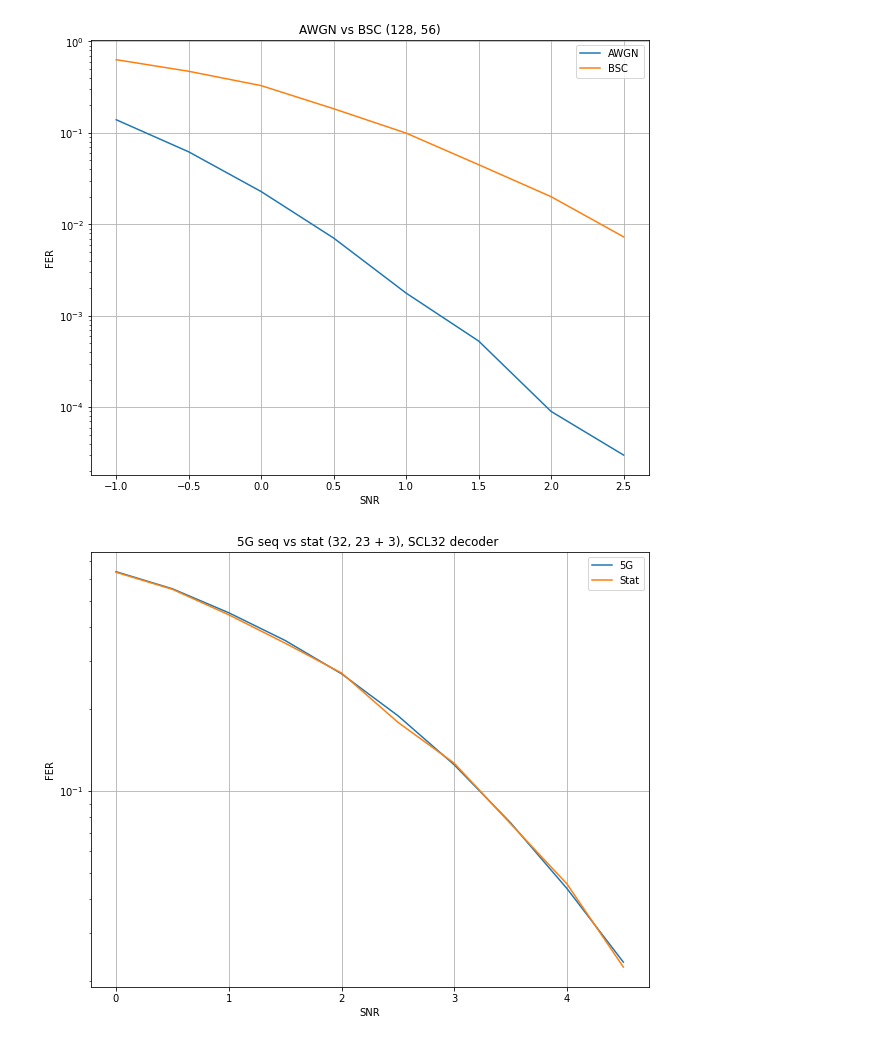
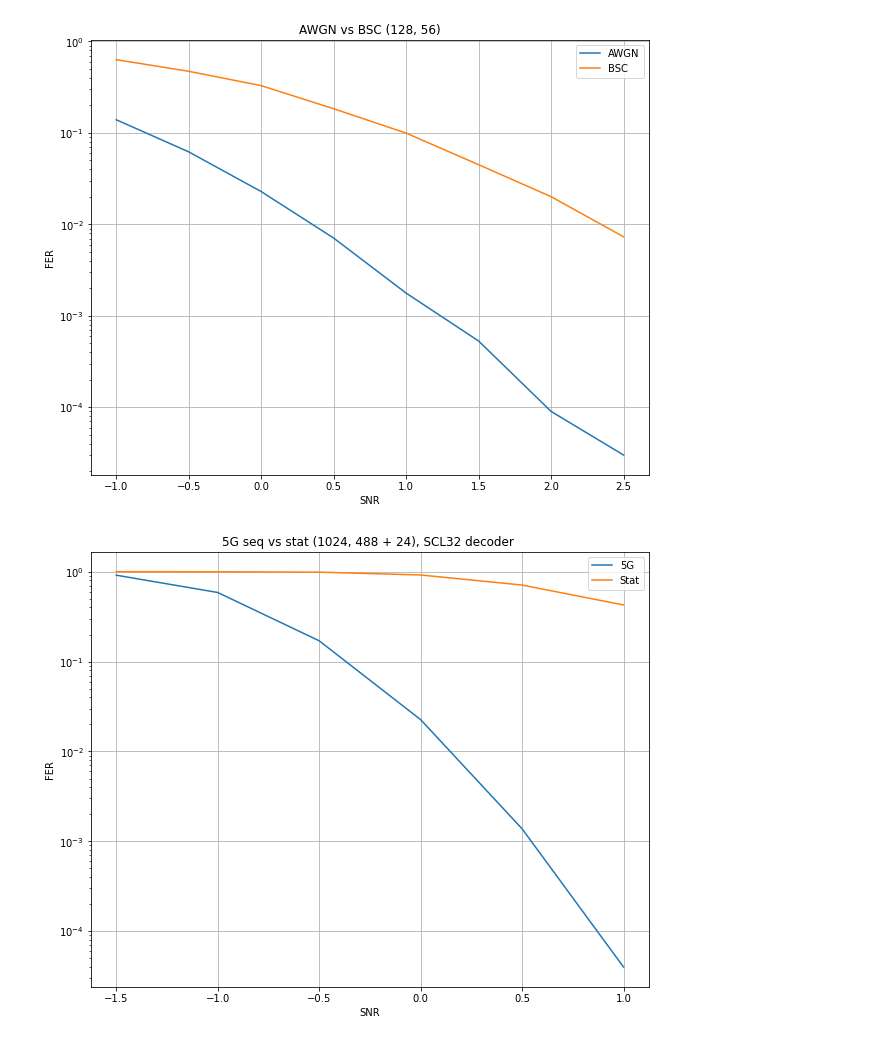
Before and after one commit to ISChetverikov/PolarCodes, a Jupyter notebook: results_plotting/PlotFerCurve.ipynb, the cells around one changed output. Drawn from its saved outputs; the diff is of its cells as text; code cells hidden in the pictures.

```diff
--- a/results_plotting/PlotFerCurve.ipynb
+++ b/results_plotting/PlotFerCurve.ipynb
@@ -302,25 +302,25 @@ plt.savefig("AWGNvsBSC.png");
 # %%
 import pandas as pd
 import matplotlib.pyplot as plt
 %matplotlib inline
 
-a_df = pd.read_csv("..//results//32//seq_5G_32.results", skipinitialspace=True, sep=',', comment='#')
-b_df = pd.read_csv("..//results//32//seq_stat_32.results", skipinitialspace=True, sep=',', comment='#')
+a_df = pd.read_csv("..//results//1024//seq_5G_32.results", skipinitialspace=True, sep=',', comment='#')
+b_df = pd.read_csv("..//results//1024//seq_stat_32.results", skipinitialspace=True, sep=',', comment='#')
 
 
 a_snr = a_df['SNR']
 b_snr = b_df['SNR']
 a = a_df['FER']
 b = b_df['FER']
 
 plt.figure(figsize=(10,8))
 plt.plot(a_snr, a, b_snr, b)
-plt.title("5G seq vs stat (32, 23 + 3), SCL32 decoder ")
+plt.title("5G seq vs stat (1024, 488 + 24), SCL32 decoder ")
 plt.legend(["5G", "Stat"])
 plt.xlabel("SNR")
 plt.grid(True)
 plt.ylabel("FER")
 plt.yscale('log')
 plt.savefig("5GvsStat.png");
 # %% [output]
-[figure, old version]
+[figure, new version]
```
Also changed, not shown: 9 other files.
